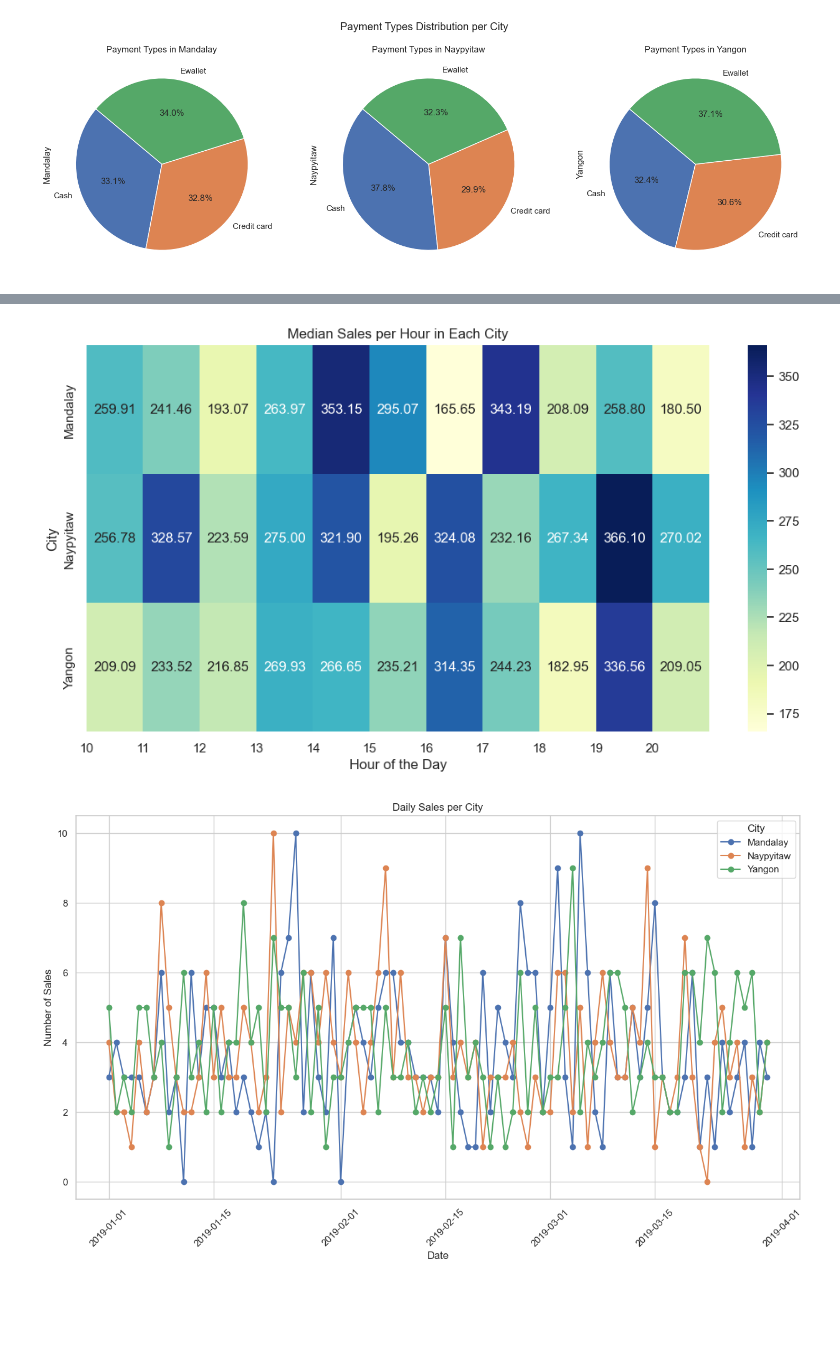
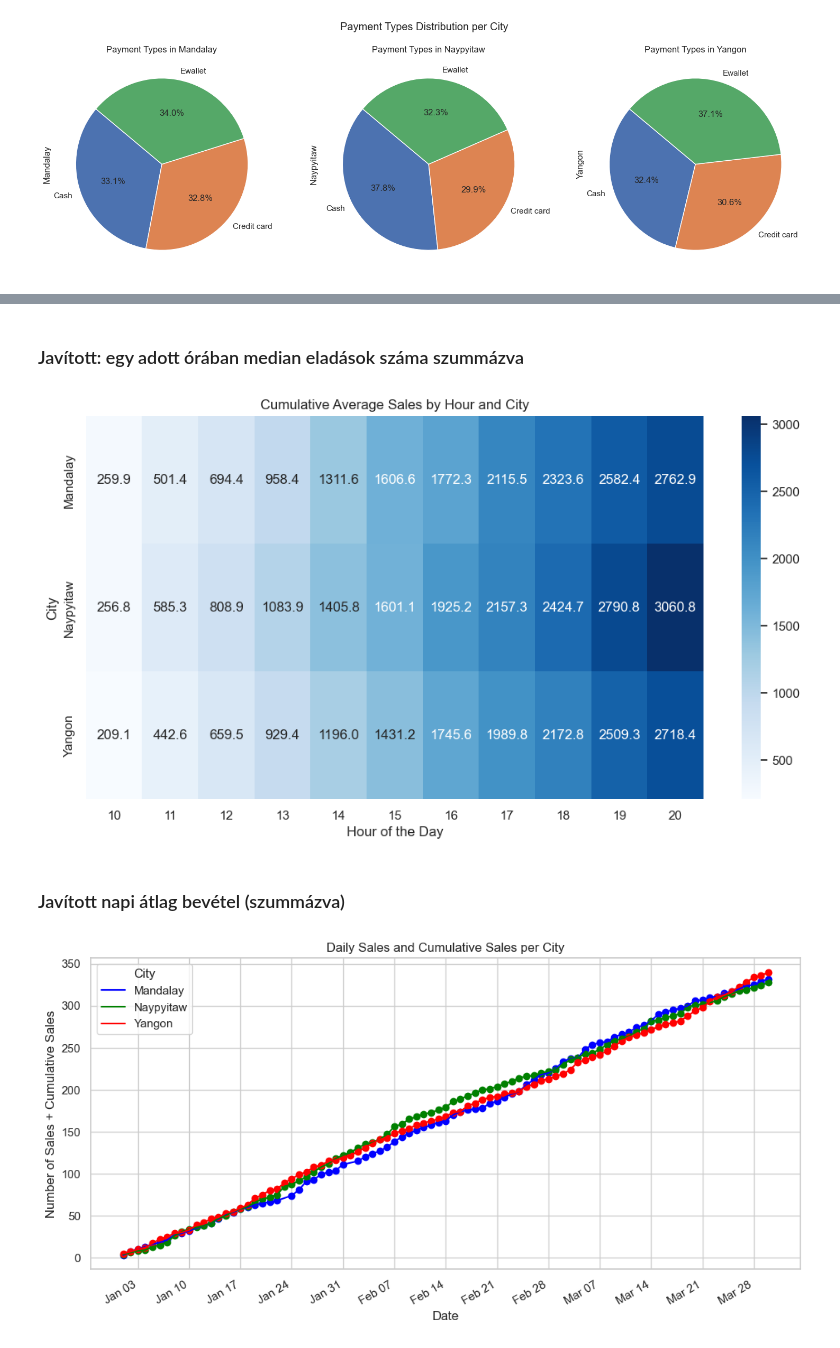
Before and after one commit to zsolt-boda/Viz_Bead, a Jupyter notebook: main.ipynb, the cells around one changed output, grey strips where cells are left out. Drawn from its saved outputs; the diff is of its cells as text; code cells hidden in the pictures; blank space fills up the shorter version.

```diff
--- a/main.ipynb
+++ b/main.ipynb
@@ -300,64 +348,86 @@ plt.show()
+# %% [markdown]
+### Javított: egy adott órában median eladások száma szummázva
 # %%
 import pandas as pd
 import seaborn as sns
 import matplotlib.pyplot as plt
 
-# Assuming you have already loaded the dataset into a DataFrame named 'data'
-# If not, you can load it using: data = pd.read_csv('path_to_your_dataset.csv')
+# Load your dataset
+# data = pd.read_csv('your_dataset.csv')
 
-# Convert 'Time' to datetime and extract the hour
-data['Time'] = pd.to_datetime(data['Time'], format='%H:%M').dt.hour
+# Check the format of 'Time' and convert it to hour
+# Assuming 'Time' is in the format like '13', '14', etc.
+data['Hour'] = pd.to_datetime(data['Time'], format='%H').dt.hour
 
-# Calculate the average sales per hour for each city
-avg_sales_hour_city = data.groupby(['City', 'Time'])['Total'].median().unstack()
+# Group by city and hour to calculate average sales per hour
+avg_sales_hour = data.groupby(['City', 'Hour'])['Total'].median().reset_index()
 
-# Create a heatmap
+# Pivot the data for heatmap
+pivot_data = avg_sales_hour.pivot(index='City', columns='Hour', values='Total')
+
+# Fill NaN values with 0 (for hours without sales data)
+pivot_data = pivot_data.fillna(0)
+
+# Calculate cumulative sum along the hour axis
+pivot_data = pivot_data.cumsum(axis=1)
+
+# Create the heatmap
 plt.figure(figsize=(12, 6))
-sns.heatmap(avg_sales_hour_city, annot=True, cmap='YlGnBu', fmt=".2f")
+sns.heatmap(pivot_data, annot=True, cmap='Blues', fmt=".1f")
 
 # Adding titles and labels
-plt.title('Median Sales per Hour in Each City')
+plt.title('Cumulative Average Sales by Hour and City')
 plt.xlabel('Hour of the Day')
 plt.ylabel('City')
-plt.xticks(range(len(avg_sales_hour_city.columns)), avg_sales_hour_city.columns)
 
 # Show the plot
 plt.show()
 # %% [output]
-[figure, old version]
+[figure, new version]
+# %% [markdown]
+### Javított napi átlag bevétel (szummázva)
 # %%
 import pandas as pd
 import matplotlib.pyplot as plt
-import seaborn as sns
-from pandas.plotting import register_matplotlib_converters
-register_matplotlib_converters()
+import matplotlib.dates as mdates
 
 # Assuming you have already loaded the dataset into a DataFrame named 'data'
 # If not, you can load it using: data = pd.read_csv('path_to_your_dataset.csv')
 
 # Convert 'Date' to datetime
 data['Date'] = pd.to_datetime(data['Date'])
 
-# Count daily sales per city
+# Group data by City and Date and count the number of sales per day
 daily_sales = data.groupby(['City', 'Date']).size().reset_index(name='Sales')
 
-# Pivot the data for plotting
-pivot_daily_sales = daily_sales.pivot(index='Date', columns='City', values='Sales').fillna(0)
+# Calculate the cumulative sum of sales up to and including each day
+daily_sales['Cumulative Sales'] = daily_sales.groupby('City')['Sales'].cumsum()
 
-# Create a scatterplot with lines
-plt.figure(figsize=(15, 8))
-sns.set(style="whitegrid")
-for city in pivot_daily_sales.columns:
-    plt.plot(pivot_daily_sales.index, pivot_daily_sales[city], marker='o', label=city)
+# Create scatter plot with lines showing daily sales + sum of previous days' sales per city
+plt.figure(figsize=(12, 6))
+
+# Different colors for different cities
+colors = ['blue', 'green', 'red']
+cities = daily_sales['City'].unique()
+
+for i, city in enumerate(cities):
+    city_data = daily_sales[daily_sales['City'] == city]
+    plt.plot(city_data['Date'], city_data['Cumulative Sales'], label=city, color=colors[i])
+    plt.scatter(city_data['Date'], city_data['Cumulative Sales'], color=colors[i])
+
+# Formatting the date on the x-axis
+plt.gca().xaxis.set_major_formatter(mdates.DateFormatter('%b %d'))
+plt.gca().xaxis.set_major_locator(mdates.DayLocator(interval=7))  # Adjust interval as needed
+plt.gcf().autofmt_xdate()  # Auto format the x-axis labels for better readability
 
 # Adding titles and labels
-plt.title('Daily Sales per City')
+plt.title('Daily Sales and Cumulative Sales per City')
 plt.xlabel('Date')
-plt.ylabel('Number of Sales')
-plt.xticks(rotation=45)
+plt.ylabel('Number of Sales + Cumulative Sales')
 plt.legend(title='City')
+plt.grid(True)  # Adding grid background
 
 # Show the plot
 plt.show()
 # %% [output]
-[figure, old version]
+[figure, new version]
```
Also changed, not shown: parts of 4 cells of this notebook.
